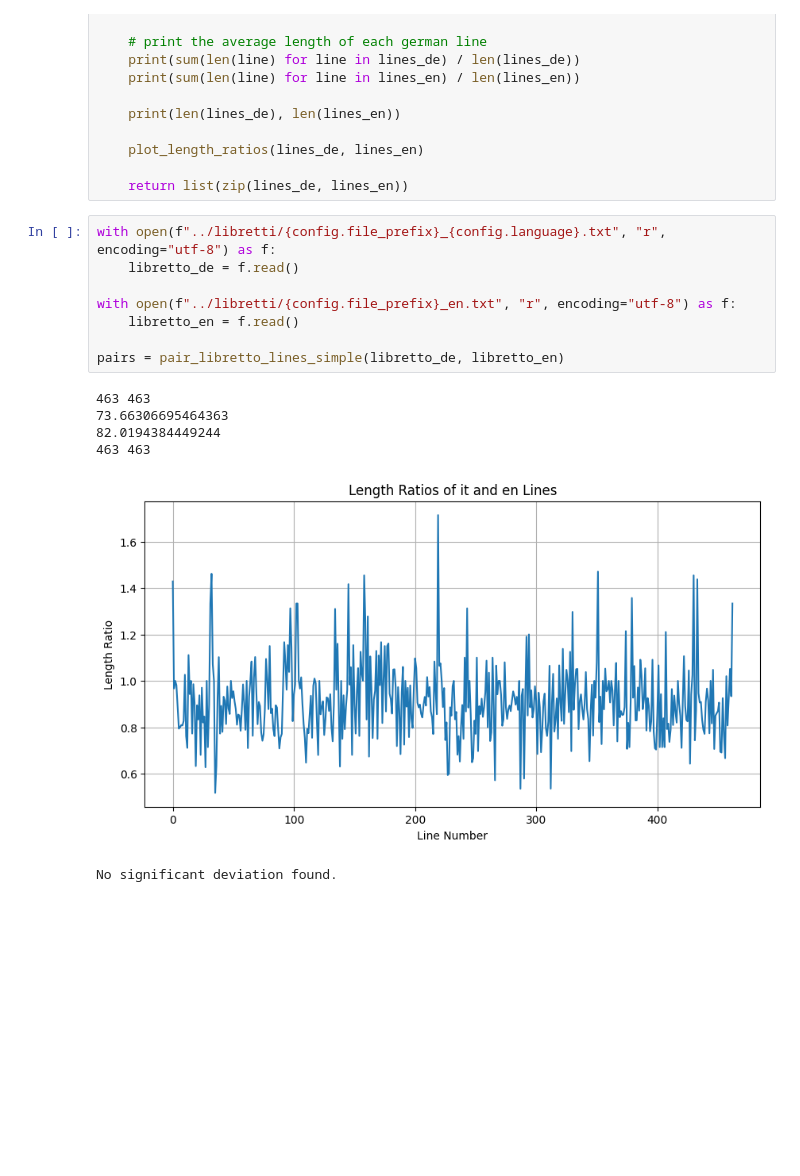
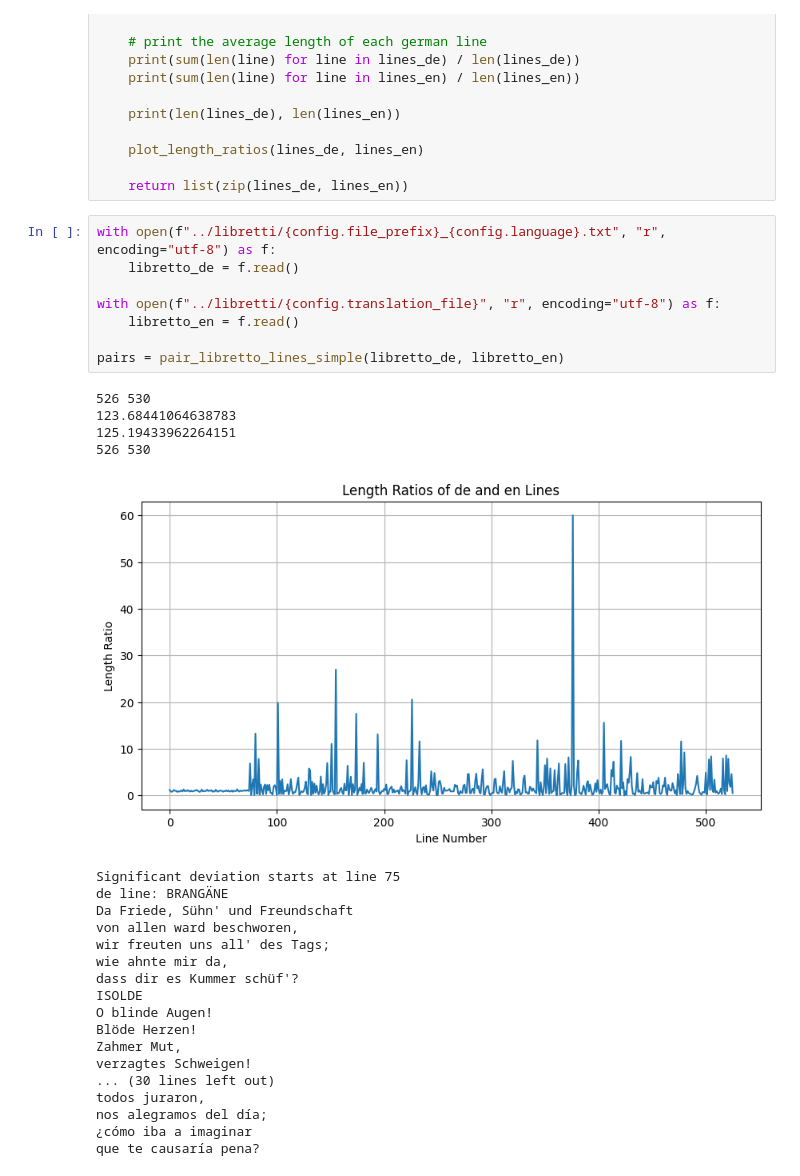
Before and after one commit to jagilley/kunstwerk, a Jupyter notebook: notebooks/libretto_check.ipynb, the cells around one changed output. Cells and saved outputs as stored; diff of their text form; blank space fills up the shorter version.

```diff
--- a/notebooks/libretto_check.ipynb
+++ b/notebooks/libretto_check.ipynb
@@ -61,15 +61,31 @@ def pair_libretto_lines_simple(german_text, english_text):
 # %%
 with open(f"../libretti/{config.file_prefix}_{config.language}.txt", "r", encoding="utf-8") as f:
     libretto_de = f.read()
 
-with open(f"../libretti/{config.file_prefix}_en.txt", "r", encoding="utf-8") as f:
+with open(f"../libretti/{config.translation_file}", "r", encoding="utf-8") as f:
     libretto_en = f.read()
 
 pairs = pair_libretto_lines_simple(libretto_de, libretto_en)
 # %% [output]
-463 463
-73.66306695464363
-82.0194384449244
-463 463
+526 530
+123.68441064638783
+125.19433962264151
+526 530
-[figure, old version]
+[figure, new version]
-No significant deviation found.
+Significant deviation starts at line 75
+de line: BRANGÄNE
+Da Friede, Sühn' und Freundschaft
+von allen ward beschworen,
+wir freuten uns all' des Tags;
+wie ahnte mir da,
+dass dir es Kummer schüf'?
+ISOLDE
+O blinde Augen!
+Blöde Herzen!
+Zahmer Mut,
+verzagtes Schweigen!
+... (30 lines left out)
+todos juraron,
+nos alegramos del día;
+¿cómo iba a imaginar
+que te causaría pena?
```
Also changed, not shown: parts of 1 cell of this notebook, 4 other files.
